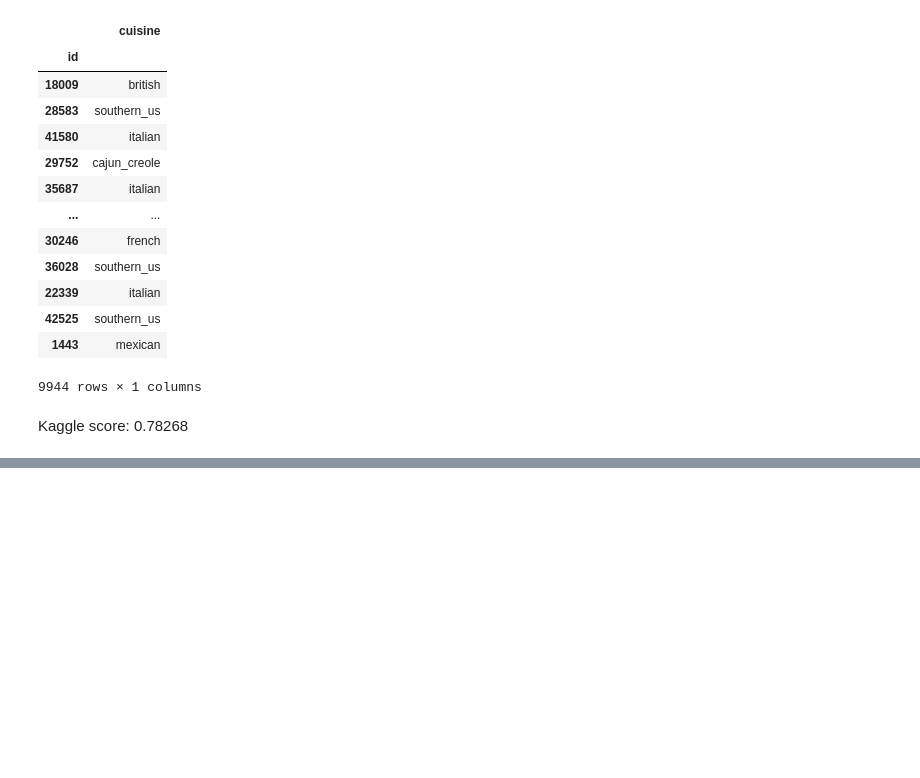
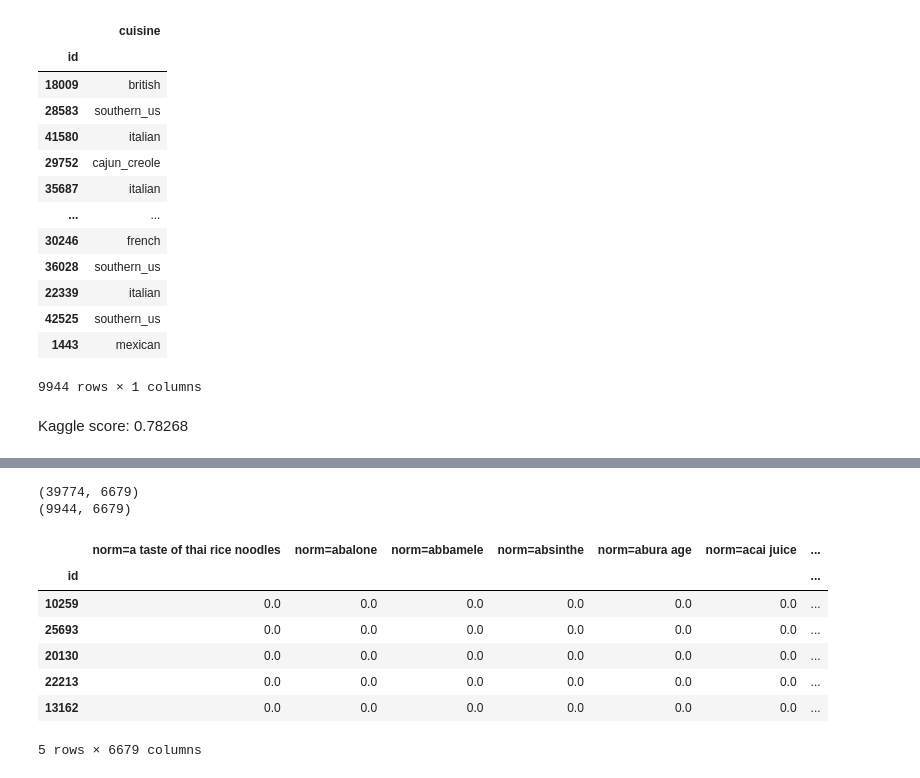
Before and after one commit to Verschworer/HSE_ML_final, a Jupyter notebook: binary_logreg.ipynb, the cells around one changed output, grey strips where cells are left out. Saved outputs shown, nothing was run; the diff lists cells and outputs as text; code cells hidden in the pictures; blank space fills up the shorter version.

Commit message:
normalized ingredients + log reg, cross-val=0.78

```diff
--- a/binary_logreg.ipynb
+++ b/binary_logreg.ipynb
@@ -472,0 +483,29 @@ Kaggle score: 0.78268
+# %%
+train['norm'] = train['ingredients'].apply(lambda x: [clean_ingredients(ing) for ing in x])
+test['norm'] = test['ingredients'].apply(lambda x: [clean_ingredients(ing) for ing in x])
+# %%
+ing_dict_train = train[['norm']].to_dict(orient='records')
+ing_dict_test = test[['norm']].to_dict(orient='records')
+# %%
+vectorizer = DictVectorizer()
+# %%
+X = vectorizer.fit_transform(ing_dict_train)
+X_kaggle = vectorizer.transform(ing_dict_test)
+# %%
+print(X.shape)
+print(X_kaggle.shape)
+# %% [output]
+(39774, 6679)
+(9944, 6679)
+# %%
+X_df = pd.DataFrame(X.toarray(), index=train.index, columns=vectorizer.get_feature_names_out())
+X_df.head()
+# %% [output]
+|  | norm=a taste of thai rice noodles | norm=abalone | norm=abbamele | norm=absinthe | norm=abura age | norm=acai juice | ... |
+| id |  |  |  |  |  |  | ... |
+| 10259 | 0.0 | 0.0 | 0.0 | 0.0 | 0.0 | 0.0 | ... |
+| 25693 | 0.0 | 0.0 | 0.0 | 0.0 | 0.0 | 0.0 | ... |
+| 20130 | 0.0 | 0.0 | 0.0 | 0.0 | 0.0 | 0.0 | ... |
+| 22213 | 0.0 | 0.0 | 0.0 | 0.0 | 0.0 | 0.0 | ... |
+| 13162 | 0.0 | 0.0 | 0.0 | 0.0 | 0.0 | 0.0 | ... |
+5 rows × 6679 columns
```
Also changed, not shown: parts of 12 cells of this notebook.
